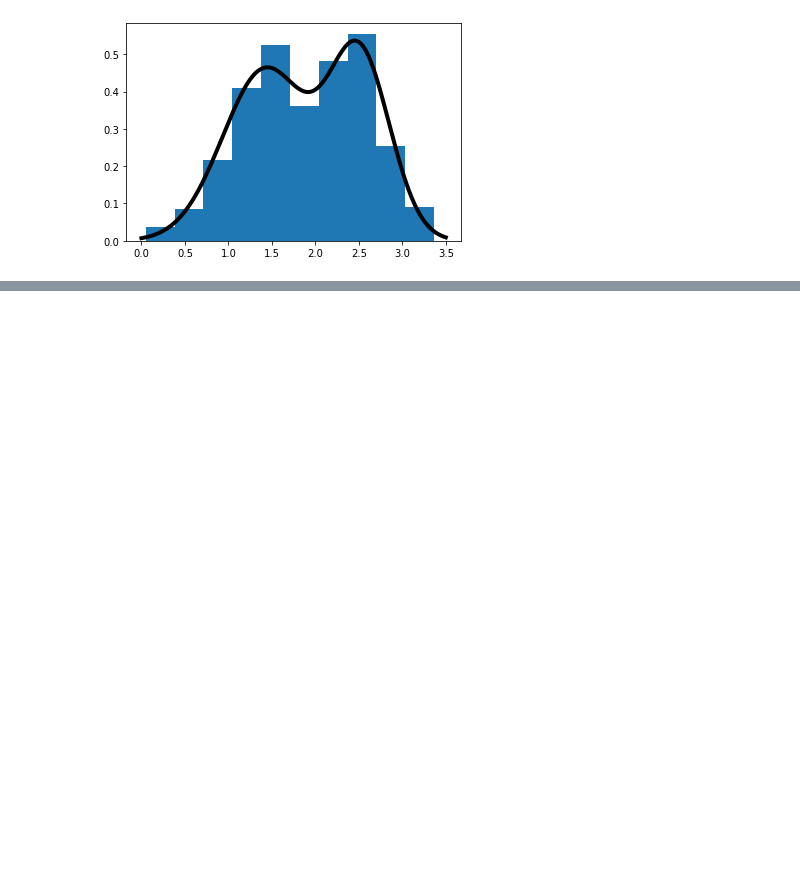
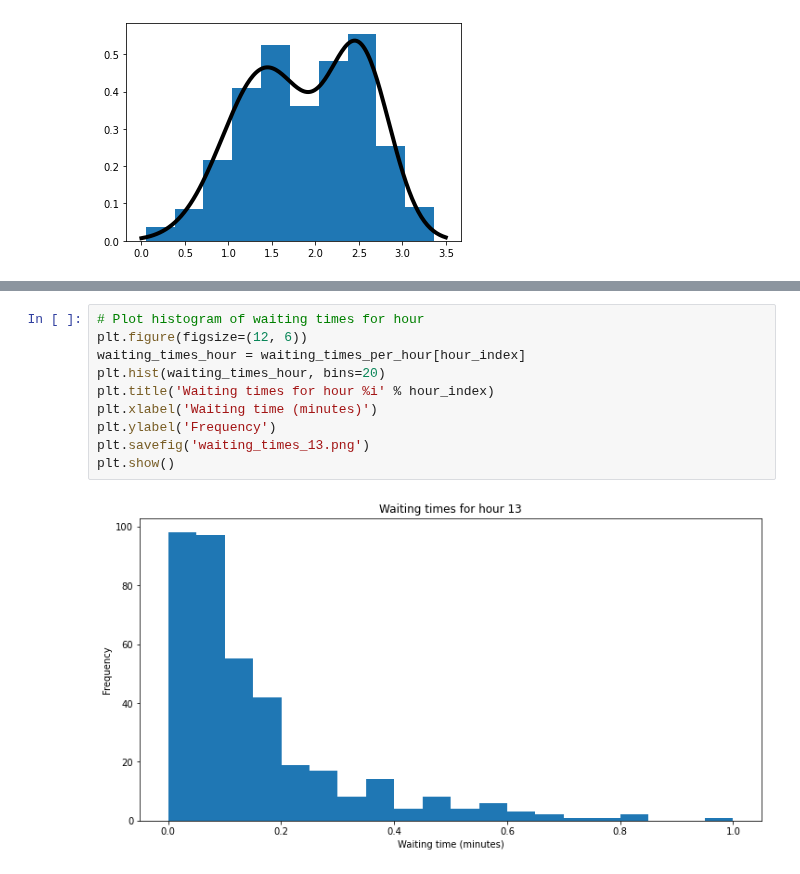
Before and after one commit to Inventrohyder/cs146, a Jupyter notebook: Assignments/assignment-3/notebook.ipynb, the cells around one changed output, grey strips where cells are left out. Cells and saved outputs as stored; diff of their text form; blank space fills up the shorter version.

```diff
--- a/Assignments/assignment-3/notebook.ipynb
+++ b/Assignments/assignment-3/notebook.ipynb
@@ -411,0 +417,12 @@ ax=axes.plot(
+# %%
+# Plot histogram of waiting times for hour
+plt.figure(figsize=(12, 6))
+waiting_times_hour = waiting_times_per_hour[hour_index]
+plt.hist(waiting_times_hour, bins=20)
+plt.title('Waiting times for hour %i' % hour_index)
+plt.xlabel('Waiting time (minutes)')
+plt.ylabel('Frequency')
+plt.savefig('waiting_times_13.png')
+plt.show()
+# %% [output]
+[figure, added]
```
Also changed, not shown: parts of 15 cells of this notebook, 2 other files.
